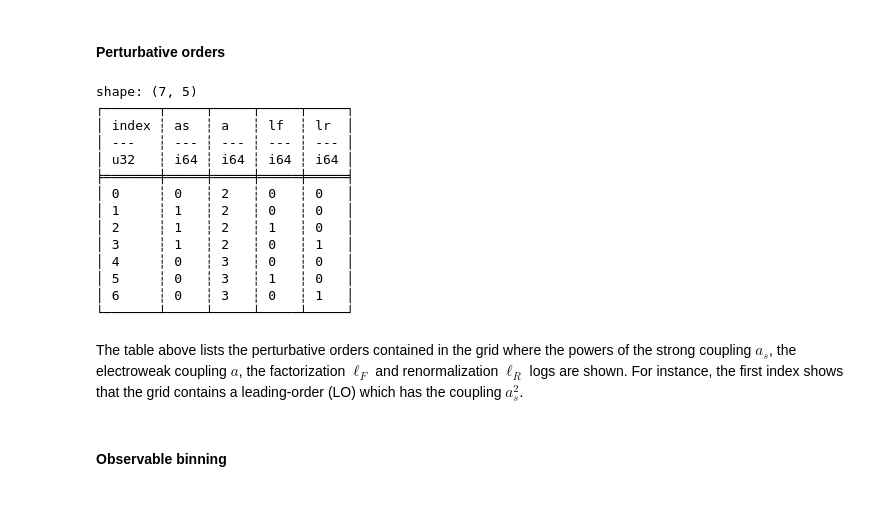
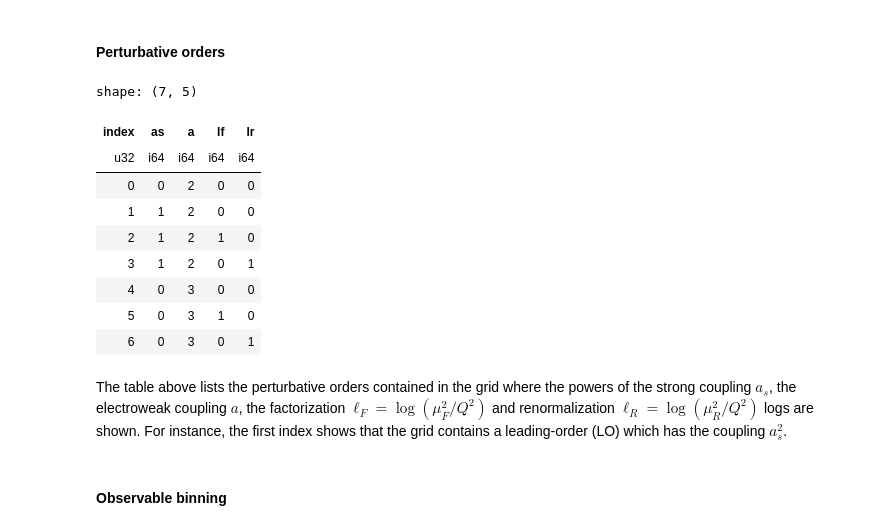
Before and after one commit to NNPDF/pineappl, a Jupyter notebook: pineappl_py/docs/source/introduction.ipynb, the cells around one changed output. Cells and saved outputs as stored; diff of their text form; code cells hidden in the pictures; blank space fills up the shorter version.

```diff
--- a/pineappl_py/docs/source/introduction.ipynb
+++ b/pineappl_py/docs/source/introduction.ipynb
@@ -180,33 +164,29 @@ out CKM values or electric charges.
 # %%
 # To get the information on the orders:
 orders = []
 for idx, o in enumerate(grid.orders()):
     orders.append(o.as_tuple())
 
 df_orders = pl.DataFrame(
     np.array(orders),
     schema=["as", "a", "lf", "lr"]
 )
-print(df_orders.with_row_index())
+df_orders.with_row_index()
 # %% [output]
 shape: (7, 5)
-┌───────┬─────┬─────┬─────┬─────┐
-│ index ┆ as  ┆ a   ┆ lf  ┆ lr  │
-│ ---   ┆ --- ┆ --- ┆ --- ┆ --- │
-│ u32   ┆ i64 ┆ i64 ┆ i64 ┆ i64 │
-╞═══════╪═════╪═════╪═════╪═════╡
-│ 0     ┆ 0   ┆ 2   ┆ 0   ┆ 0   │
-│ 1     ┆ 1   ┆ 2   ┆ 0   ┆ 0   │
-│ 2     ┆ 1   ┆ 2   ┆ 1   ┆ 0   │
-│ 3     ┆ 1   ┆ 2   ┆ 0   ┆ 1   │
-│ 4     ┆ 0   ┆ 3   ┆ 0   ┆ 0   │
-│ 5     ┆ 0   ┆ 3   ┆ 1   ┆ 0   │
-│ 6     ┆ 0   ┆ 3   ┆ 0   ┆ 1   │
-└───────┴─────┴─────┴─────┴─────┘
+| index | as | a | lf | lr |
+| u32 | i64 | i64 | i64 | i64 |
+| 0 | 0 | 2 | 0 | 0 |
+| 1 | 1 | 2 | 0 | 0 |
+| 2 | 1 | 2 | 1 | 0 |
+| 3 | 1 | 2 | 0 | 1 |
+| 4 | 0 | 3 | 0 | 0 |
+| 5 | 0 | 3 | 1 | 0 |
+| 6 | 0 | 3 | 0 | 1 |
 # %% [markdown]
 The table above lists the perturbative orders contained in the
 grid where the powers of the strong coupling $a_s$, the electroweak
-coupling $a$, the factorization $\ell_F$ and renormalization $\ell_R$
+coupling $a$, the factorization $\ell_F = \log(\mu_F^2/Q^2)$ and renormalization $\ell_R=\log(\mu_R^2/Q^2)$
 logs are shown. For instance, the first index shows that the grid
 contains a leading-order (LO) which has the coupling $a_s^2$.
 # %% [markdown]
```
Also changed, not shown: parts of 12 cells of this notebook, 2 other files.
